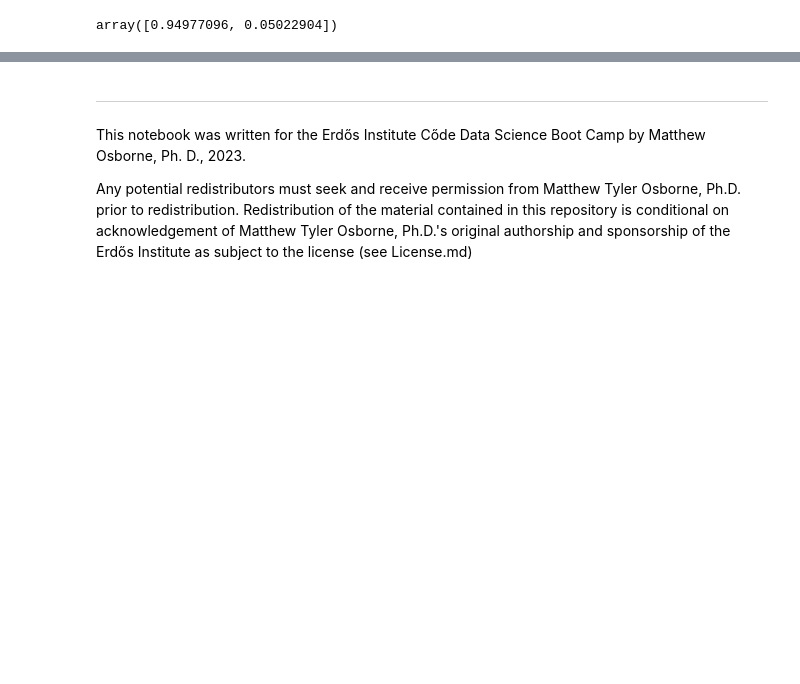
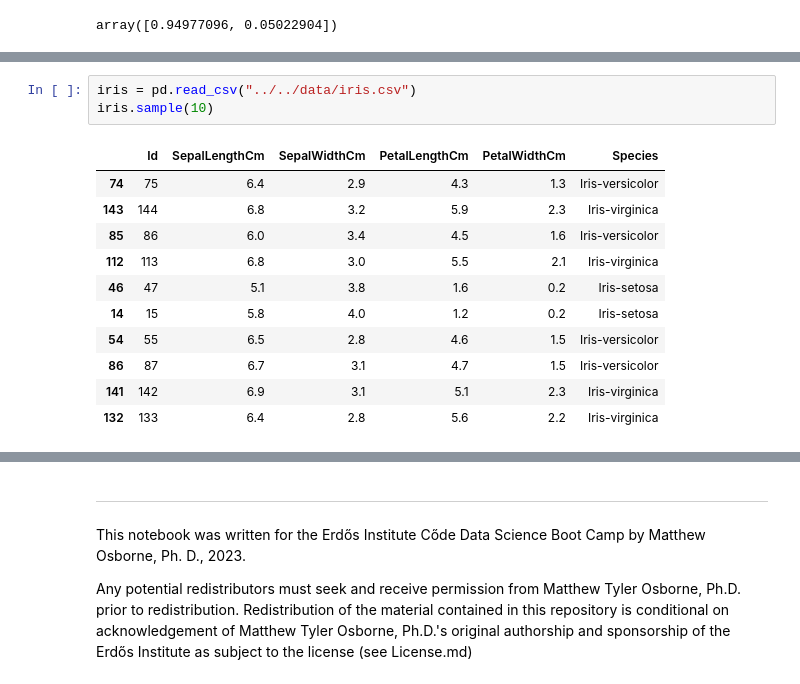
Before and after one commit to parabamoghv/Erdos_AU2024_copy, a Jupyter notebook: week_05_regression_III/lecture_5/2_Principal_Components_Analysis_Complete.ipynb, the cells around one changed output, grey strips where cells are left out. Saved outputs shown, nothing was run; the diff lists cells and outputs as text; blank space fills up the shorter version.

```diff
--- a/week_05_regression_III/lecture_5/2_Principal_Components_Analysis_Complete.ipynb
+++ b/week_05_regression_III/lecture_5/2_Principal_Components_Analysis_Complete.ipynb
@@ -551,0 +268,15 @@ If this problem interested you, check out my blog post using this data :)
+# %%
+iris = pd.read_csv("../../data/iris.csv")
+iris.sample(10)
+# %% [output]
+|  | Id | SepalLengthCm | SepalWidthCm | PetalLengthCm | PetalWidthCm | Species |
+| 74 | 75 | 6.4 | 2.9 | 4.3 | 1.3 | Iris-versicolor |
+| 143 | 144 | 6.8 | 3.2 | 5.9 | 2.3 | Iris-virginica |
+| 85 | 86 | 6.0 | 3.4 | 4.5 | 1.6 | Iris-versicolor |
+| 112 | 113 | 6.8 | 3.0 | 5.5 | 2.1 | Iris-virginica |
+| 46 | 47 | 5.1 | 3.8 | 1.6 | 0.2 | Iris-setosa |
+| 14 | 15 | 5.8 | 4.0 | 1.2 | 0.2 | Iris-setosa |
+| 54 | 55 | 6.5 | 2.8 | 4.6 | 1.5 | Iris-versicolor |
+| 86 | 87 | 6.7 | 3.1 | 4.7 | 1.5 | Iris-versicolor |
+| 141 | 142 | 6.9 | 3.1 | 5.1 | 2.3 | Iris-virginica |
+| 132 | 133 | 6.4 | 2.8 | 5.6 | 2.2 | Iris-virginica |
```
Also changed, not shown: parts of 47 cells of this notebook, 3 other files.
